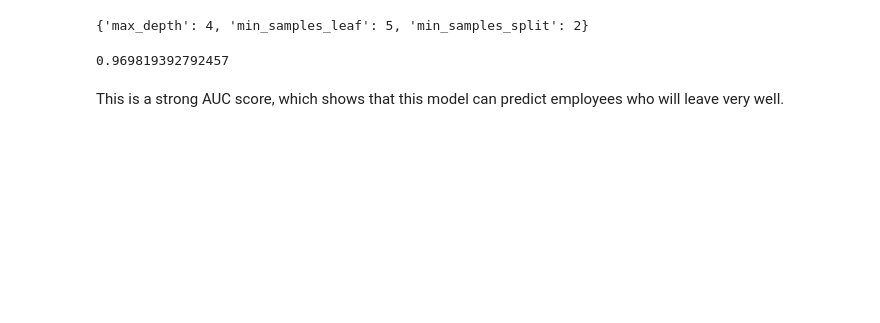
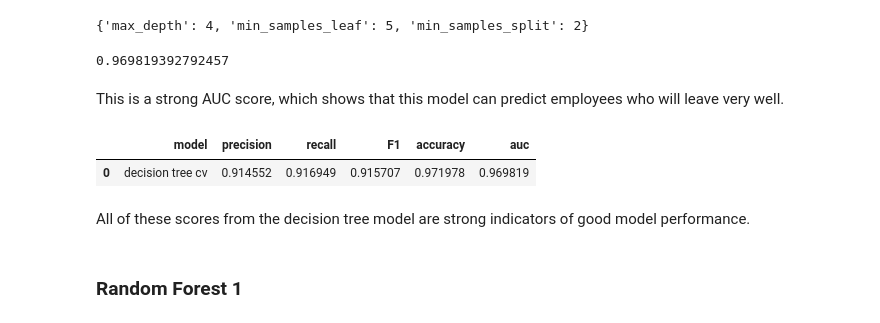
Before and after one commit to alishanstyles/HR-Capstone-Analysis, a Jupyter notebook: Untitled.ipynb, the cells around one changed output. Saved outputs shown, nothing was run; the diff lists cells and outputs as text; code cells hidden in the pictures; blank space fills up the shorter version.

Commit message:
random forest

```diff
--- a/Untitled.ipynb
+++ b/Untitled.ipynb
@@ -592,0 +632,11 @@ This is a strong AUC score, which shows that this model can predict employees wh
+# %%
+# Get all CV scores
+tree1_cv_results = make_results('decision tree cv', tree1, 'auc')
+tree1_cv_results
+# %% [output]
+|  | model | precision | recall | F1 | accuracy | auc |
+| 0 | decision tree cv | 0.914552 | 0.916949 | 0.915707 | 0.971978 | 0.969819 |
+# %% [markdown]
+All of these scores from the decision tree model are strong indicators of good model performance.
+# %% [markdown]
+### Random Forest 1
```
Also changed, not shown: parts of 5 cells of this notebook.
